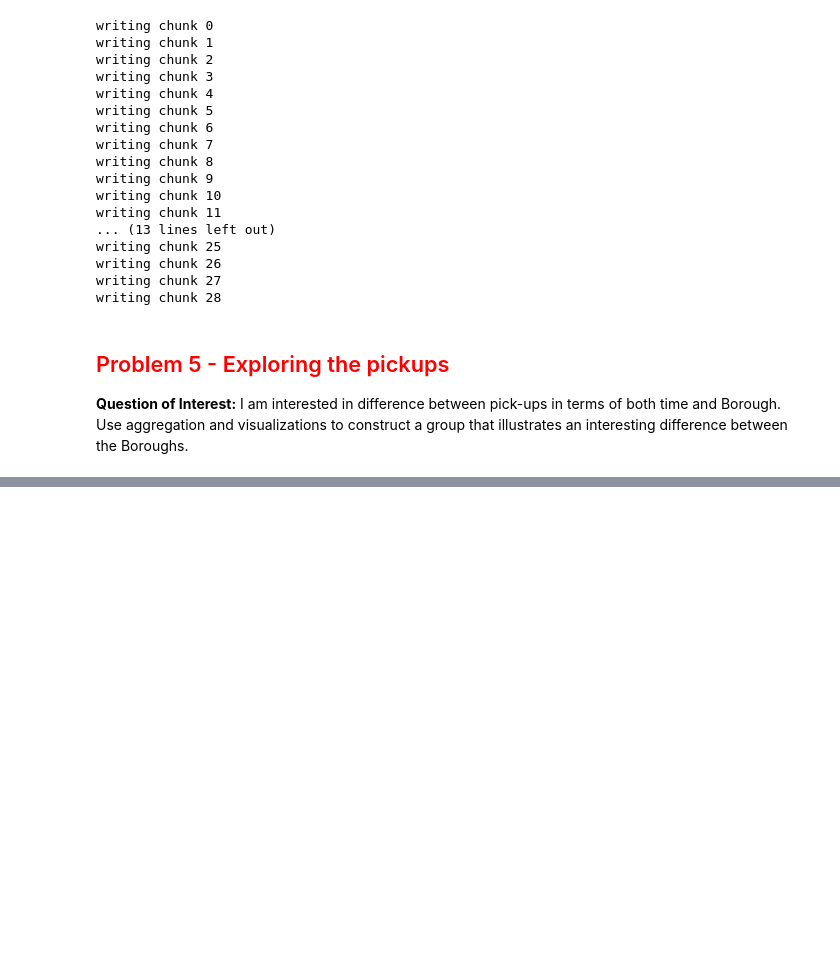
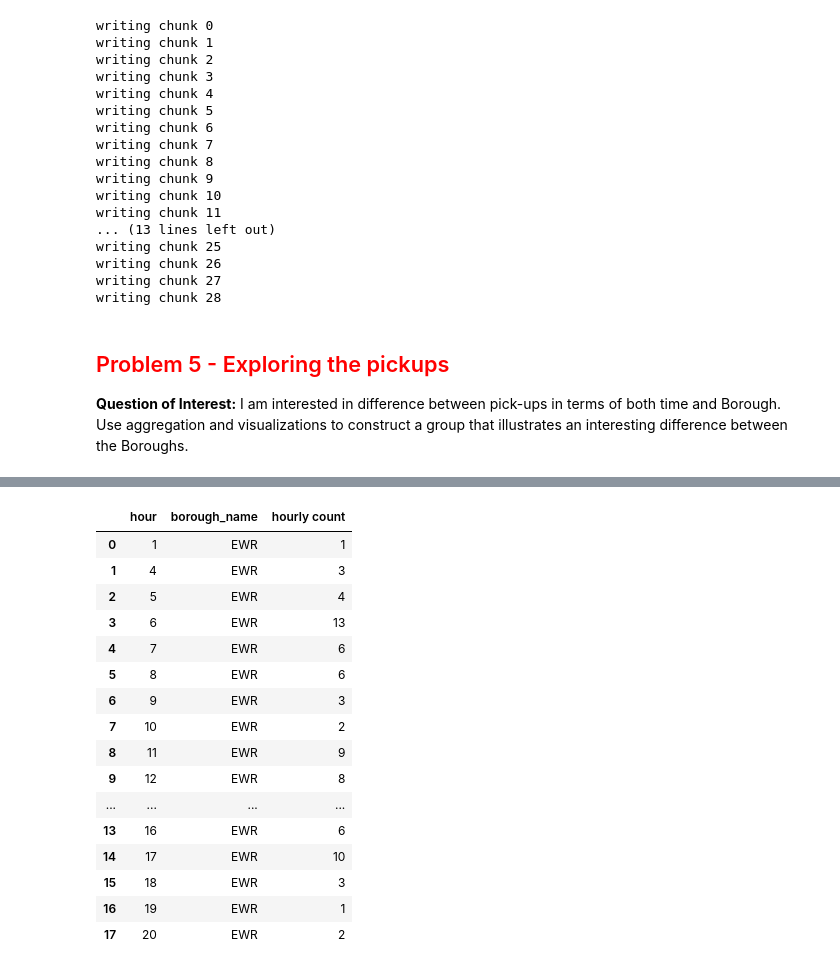
Before and after one commit to acker016/DSCI430, a Jupyter notebook: lab_5_joining_uber_data_DAY1.ipynb, the cells around one changed output, grey strips where cells are left out. Cells and saved outputs as stored; diff of their text form; code cells hidden in the pictures; blank space fills up the shorter version.

```diff
--- a/lab_5_joining_uber_data_DAY1.ipynb
+++ b/lab_5_joining_uber_data_DAY1.ipynb
@@ -349,0 +366,26 @@ plt.show()
+# %%
+from sqlalchemy import select, func
+stmt = (select([Uber.hour, Uber.borough_name,
+               func.count(Uber.hour).label('hourly count')])
+        .where(Uber.borough_name == 'EWR')
+        .group_by(Uber.hour))
+cnts = pd.read_sql_query(stmt, con=engine3)
+cnts
+# %% [output]
+|  | hour | borough_name | hourly count |
+| 0 | 1 | EWR | 1 |
+| 1 | 4 | EWR | 3 |
+| 2 | 5 | EWR | 4 |
+| 3 | 6 | EWR | 13 |
+| 4 | 7 | EWR | 6 |
+| 5 | 8 | EWR | 6 |
+| 6 | 9 | EWR | 3 |
+| 7 | 10 | EWR | 2 |
+| 8 | 11 | EWR | 9 |
+| 9 | 12 | EWR | 8 |
+| ... | ... | ... | ... |
+| 13 | 16 | EWR | 6 |
+| 14 | 17 | EWR | 10 |
+| 15 | 18 | EWR | 3 |
+| 16 | 19 | EWR | 1 |
+| 17 | 20 | EWR | 2 |
```
Also changed, not shown: parts of 4 cells of this notebook.
